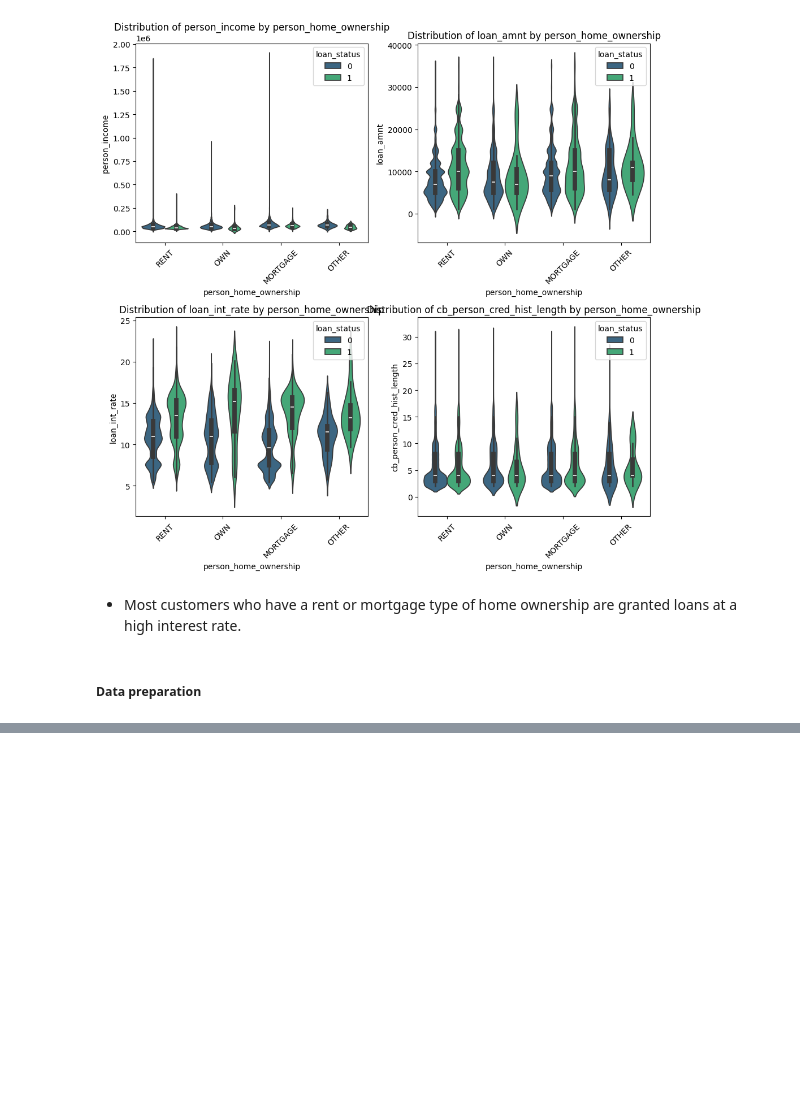
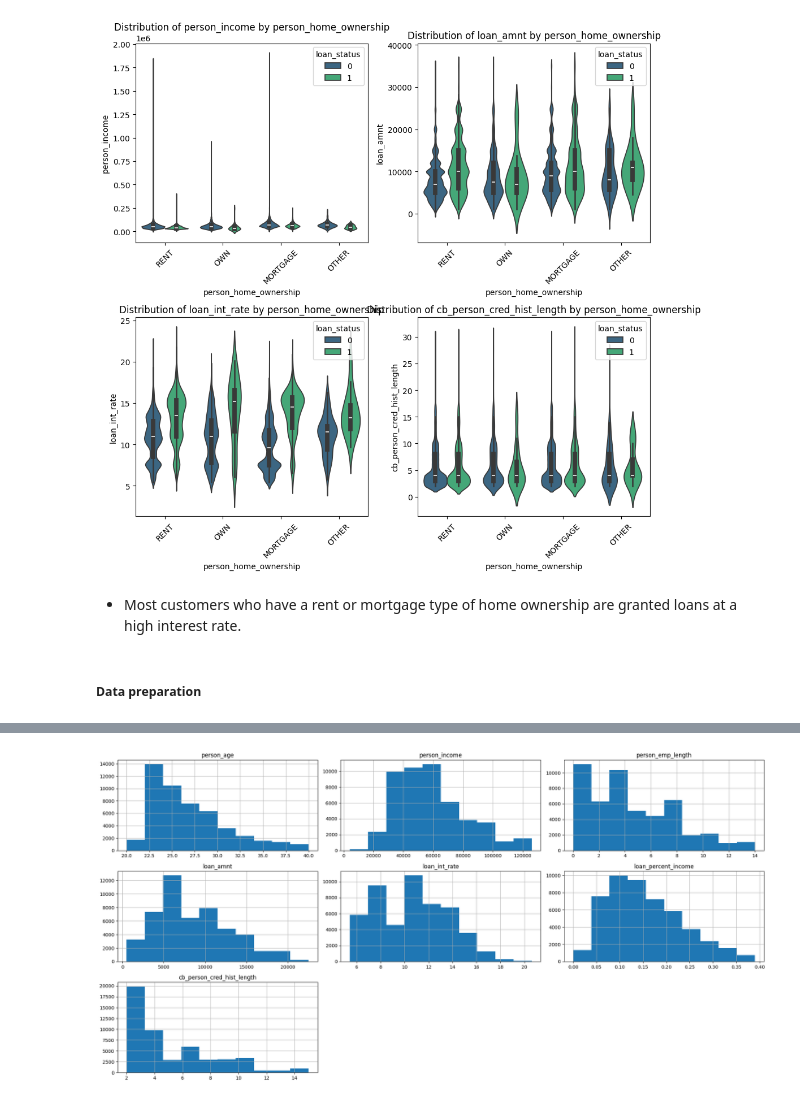
Before and after one commit to WilliamNdoni/loan_approval_prediction_kaggle, a Jupyter notebook: loan_approval_prediction.ipynb, the cells around one changed output, grey strips where cells are left out. Saved outputs shown, nothing was run; the diff lists cells and outputs as text; code cells hidden in the pictures; blank space fills up the shorter version.

Commit message:
Dealt with outliers

```diff
--- a/loan_approval_prediction.ipynb
+++ b/loan_approval_prediction.ipynb
@@ -323,0 +351,17 @@ plt.show();
+# %%
+# Creating a copy of the loan_df
+loan_df_no_outliers = loan_df.copy()
+# Iterating through all the numerical columns in loan_df
+for column in loan_df.select_dtypes(include='number').drop(['id','loan_status'],axis=1).columns:
+  # Computing the IQR for the specific column
+  Q1 = loan_df[column].quantile(.25)
+  Q3 = loan_df[column].quantile(.75)
+  IQR = Q3-Q1
+
+  # Defining the upper and lower bounds
+  upper_bound = Q3 + 1.5*IQR
+  lower_bound = Q1 - 1.5*IQR
+  # Removing the outliers
+  loan_df_no_outliers[column] = loan_df_no_outliers[column].where((loan_df[column] >= lower_bound) & (loan_df[column] <= upper_bound))
+
+loan_df_no_outliers.head()
@@ -323,0 +394,4 @@ plt.show();
+# %%
+# Dropping the missing values
+loan_df_no_outliers = loan_df_no_outliers.dropna()
+loan_df_no_outliers.isna().sum()
@@ -323,0 +427,7 @@ plt.show();
+# %%
+# Plotting to see the distribution of the numerical variables
+loan_df_no_outliers.drop(['id','loan_status'],axis=1).hist(figsize=(20,10))
+plt.tight_layout()
+plt.show();
+# %% [output]
+[figure, added]
```
Also changed, not shown: parts of 10 cells of this notebook.
